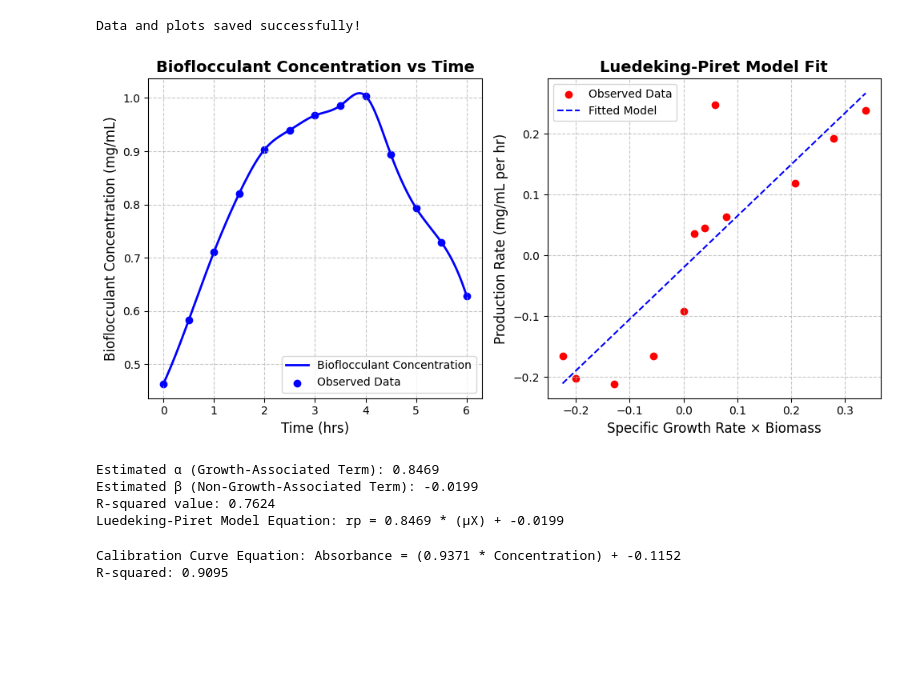
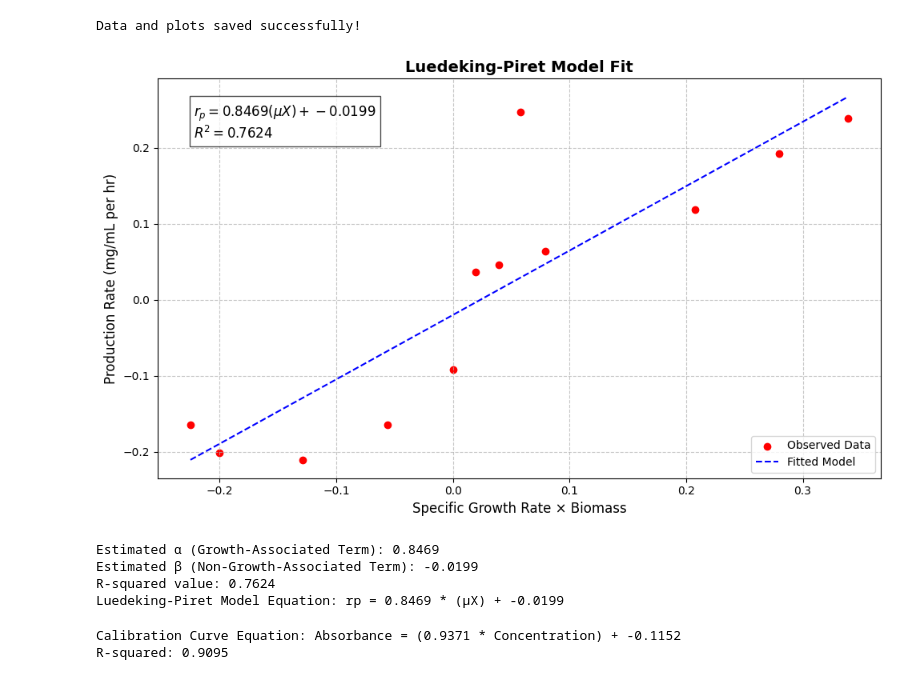
Before and after one commit to Xanderflux/BioKinetica, a Jupyter notebook: index.ipynb, the cells around one changed output. Drawn from its saved outputs; the diff is of its cells as text; code cells hidden in the pictures; blank space fills up the shorter version.

Commit message:
adjustment

```diff
--- a/index.ipynb
+++ b/index.ipynb
@@ -492,9 +503,6 @@ import matplotlib.pyplot as plt
 from scipy.interpolate import make_interp_spline  # For smooth curve
 from scipy.stats import linregress
 
-# Ensure the folder for saving plots exists
-plot_folder = "plots"
-os.makedirs(plot_folder, exist_ok=True)
 
 # Extract absorbance related to cell growth (OD600)
 absorbance = cell_growth_df["Absorbance"].iloc[1:].values  # Ignore the first time point
@@ -512,28 +520,9 @@ slope, intercept, r_value, _, _ = linregress(mu_X_values, production_rate)
 mu_X_pred = np.linspace(min(mu_X_values), max(mu_X_values), 100)
 production_rate_pred = slope * mu_X_pred + intercept  # Linear equation
 
-# Generate smooth time points for bioflocculant concentration
-smooth_time = np.linspace(bioflocculant_df["Time (hrs)"].min(), bioflocculant_df["Time (hrs)"].max(), 200)
-spline_concentration = make_interp_spline(bioflocculant_df["Time (hrs)"], bioflocculant_df["Bioflocculant Concentration (mg/mL)"])
-smooth_concentration = spline_concentration(smooth_time)
-
-# Plot Bioflocculant Concentration Over Time (Smooth Curve)
-plt.figure(figsize=(10, 5))
-
-plt.subplot(1, 2, 1)
-plt.plot(smooth_time, smooth_concentration, color='b', linewidth=2, label="Bioflocculant Concentration")
-plt.scatter(bioflocculant_df["Time (hrs)"], bioflocculant_df["Bioflocculant Concentration (mg/mL)"], color='b', marker='o', label="Observed Data")
-plt.xlabel("Time (hrs)", fontsize=12)
-plt.ylabel("Bioflocculant Concentration (mg/mL)", fontsize=12)
-plt.title("Bioflocculant Concentration vs Time", fontsize=14, fontweight='bold')
-plt.legend()
-plt.grid(True, linestyle="--", alpha=0.7)
-
-# Save the first plot
-plt.savefig(f"{folder}/bioflocculant_concentration.png", dpi=300)
+plt.figure(figsize=(10, 6))
 
 # Plot Luedeking-Piret Model Fit
-plt.subplot(1, 2, 2)
 plt.scatter(mu_X_values, production_rate, label="Observed Data", color='r')
 plt.plot(mu_X_pred, production_rate_pred, label="Fitted Model", linestyle="--", color="b")
 plt.xlabel("Specific Growth Rate × Biomass", fontsize=12)
@@ -542,40 +531,52 @@ plt.title("Luedeking-Piret Model Fit", fontsize=14, fontweight='bold')
 plt.legend()
 plt.grid(True, linestyle="--", alpha=0.7)
 
-# Save the second plot
+# 📌 Equation Annotation (Non-Distracting)
+equation_text = (
+    f"$r_p = {slope:.4f} (\\mu X) + {intercept:.4f}$\n"
+    f"$R^2 = {r_value**2:.4f}$"
+)
+
+plt.annotate(
+    equation_text,
+    xy=(0.05, 0.85),  # Adjust position (relative to axes)
+    xycoords="axes fraction",
+    fontsize=12, color="black",
+    bbox=dict(facecolor='white', alpha=0.7, edgecolor='black')
+)
+
+# Save the plot (unchanged)
 plt.savefig(f"{folder}/luedeking_piret_model.png", dpi=300)
 
 plt.tight_layout()
 plt.show()
 
 # ============================
 # 📌 Luedeking-Piret Model
 # ============================
 # The Luedeking-Piret equation describes the bio-product formation rate (r_p)
 # as a function of the specific growth rate (μ) and biomass concentration (X).
 # It is a linear model given by:
 #
 #     r_p = α (μX) + β
 #
 # Where:
 # - r_p = Production Rate (mg/mL per hr)
 # - μ   = Specific Growth Rate (per hr)
 # - X   = Biomass Concentration (mg/mL)
 # - α   = Growth-associated term (fitted slope)
 # - β   = Non-growth-associated term (fitted intercept)
 #
 # After fitting, the model equation is:
 
-
 # Display estimated parameters
 print(f"Estimated α (Growth-Associated Term): {slope:.4f}")
 print(f"Estimated β (Non-Growth-Associated Term): {intercept:.4f}")
 print(f"R-squared value: {r_value**2:.4f}")
 
 print(f"Luedeking-Piret Model Equation: rp = {slope:.4f} * (μX) + {intercept:.4f}")
-# print("Plots saved in 'plots/' folder successfully!")
 # %% [output]
-[figure, old version]
+[figure, new version]
 Estimated α (Growth-Associated Term): 0.8469
 Estimated β (Non-Growth-Associated Term): -0.0199
 R-squared value: 0.7624
```
Also changed, not shown: parts of 10 cells of this notebook, 11 other files.
